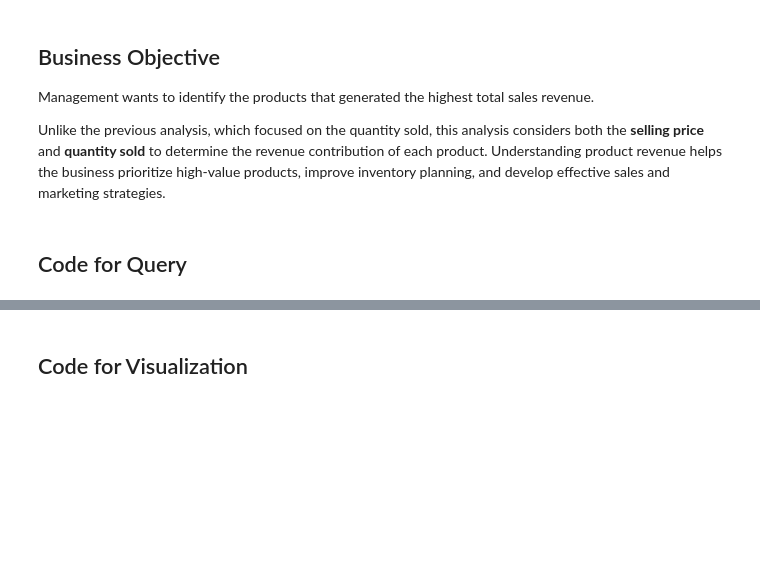
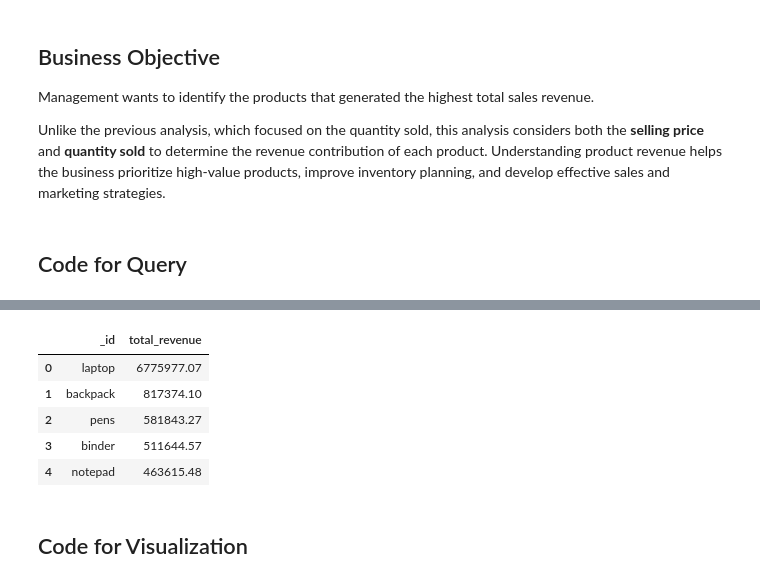
Before and after one commit to thanuja-reddi/MongoDB_EDA_Case_Study, a Jupyter notebook: notebooks/homework_casestudy_questions.ipynb, the cells around one changed output, grey strips where cells are left out. Cells and saved outputs as stored; diff of their text form; code cells hidden in the pictures; blank space fills up the shorter version.

```diff
--- a/notebooks/homework_casestudy_questions.ipynb
+++ b/notebooks/homework_casestudy_questions.ipynb
@@ -761,0 +811,9 @@ Unlike the previous analysis, which focused on the quantity sold, this analysis
+# %%
+product_revenue.head()
+# %% [output]
+|  | _id | total_revenue |
+| 0 | laptop | 6775977.07 |
+| 1 | backpack | 817374.10 |
+| 2 | pens | 581843.27 |
+| 3 | binder | 511644.57 |
+| 4 | notepad | 463615.48 |
```
Also changed, not shown: parts of 6 cells of this notebook.
